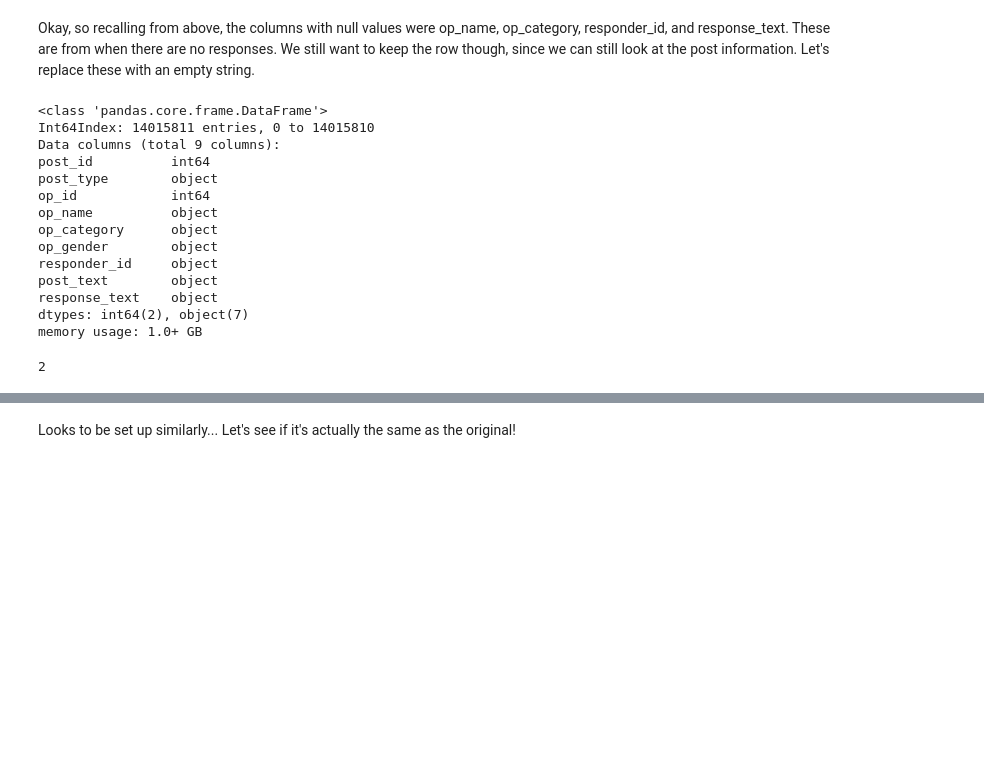
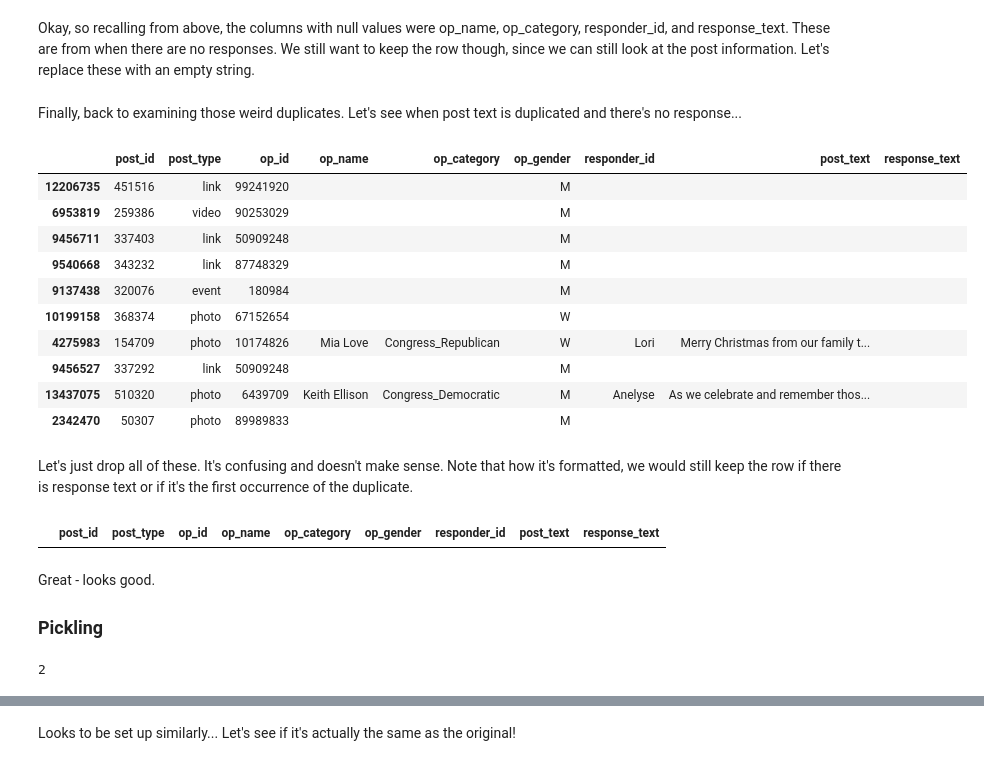
Before and after one commit to Data-Science-for-Linguists-2019/Gendered-Interaction-Online, a Jupyter notebook: exploratory_data_analysis/modifying_dataset.ipynb, the cells around one changed output, grey strips where cells are left out. Saved outputs shown, nothing was run; the diff lists cells and outputs as text; code cells hidden in the pictures; blank space fills up the shorter version.

```diff
--- a/exploratory_data_analysis/modifying_dataset.ipynb
+++ b/exploratory_data_analysis/modifying_dataset.ipynb
@@ -225,38 +259,22 @@ fb_congress_df.head()
 Okay, so recalling from above, the columns with null values were op_name, op_category, responder_id, and response_text. These are from when there are no responses. We still want to keep the row though, since we can still look at the post information. Let's replace these with an empty string.
 # %%
 fb_congress_df.fillna('', inplace=True)
-# %%
-fb_congress_df.info()
-# %% [output]
-<class 'pandas.core.frame.DataFrame'>
-Int64Index: 14015811 entries, 0 to 14015810
-Data columns (total 9 columns):
-post_id          int64
-post_type        object
-op_id            int64
-op_name          object
-op_category      object
-op_gender        object
-responder_id     object
-post_text        object
-response_text    object
-dtypes: int64(2), object(7)
-memory usage: 1.0+ GB
-# %%
-# try to pickle
-# fb_posts_and_responses.to_pickle('fb_congress_df.pkl')
-# doesn't work, file is too big
-
-# # try with compression
-# fb_posts_and_responses.to_pickle("fb_congress_df.pkl.gzde", compression="gzip")
-# extremely slow, isn't doing anything
-
-# try something called hdf
-# fb_congress_df.to_hdf("fb_congress_df.h5", key="congress")
-# still get an error for being too big
-
-# try splitting it first...
-fb_congress_df_list = np.array_split(fb_congress_df, 2)
-len(fb_congress_df_list)
-# %% [output]
-2
+# %% [markdown]
+Finally, back to examining those weird duplicates. Let's see when post text is duplicated and there's no response...
+# %%
+duplicates = fb_congress_df[(fb_congress_df.duplicated(subset='post_text')) & (fb_congress_df.response_text == '')]
+duplicates.sample(10)
+# %% [output]
+|  | post_id | post_type | op_id | op_name | op_category | op_gender | responder_id | post_text | response_text |
+| 12206735 | 451516 | link | 99241920 |  |  | M |  |  |  |
+| 6953819 | 259386 | video | 90253029 |  |  | M |  |  |  |
+| 9456711 | 337403 | link | 50909248 |  |  | M |  |  |  |
+| 9540668 | 343232 | link | 87748329 |  |  | M |  |  |  |
+| 9137438 | 320076 | event | 180984 |  |  | M |  |  |  |
+| 10199158 | 368374 | photo | 67152654 |  |  | W |  |  |  |
+| 4275983 | 154709 | photo | 10174826 | Mia Love | Congress_Republican | W | Lori | Merry Christmas from our family t... |  |
+| 9456527 | 337292 | link | 50909248 |  |  | M |  |  |  |
+| 13437075 | 510320 | photo | 6439709 | Keith Ellison | Congress_Democratic | M | Anelyse | As we celebrate and remember thos... |  |
+| 2342470 | 50307 | photo | 89989833 |  |  | M |  |  |  |
+# %% [markdown]
+Let's just drop all of these. It's confusing and doesn't make sense. Note that how it's formatted, we would still keep the row if there is response text or if it's the first occurrence of the duplicate.
@@ -263,3 +283,20 @@ len(fb_congress_df_list)
+# %%
+# make sure it worked
+fb_congress_df[(fb_congress_df.duplicated(subset='post_text')) & (fb_congress_df.response_text == '')]
+# %% [output]
+|  | post_id | post_type | op_id | op_name | op_category | op_gender | responder_id | post_text | response_text |
+# %% [markdown]
+Great - looks good.
+
+### Pickling
+# %%
+# try to pickle
+
+# the file seemed to be too large to just pickle it normally, so I'm splitting it into 2
+fb_congress_df_list = np.array_split(fb_congress_df, 2)
+len(fb_congress_df_list)
+# %% [output]
+2
 # %%
 # and pickling them separately
 fb_congress_df_list[0].to_pickle("fb_congress_df_part1.pkl")
```
Also changed, not shown: parts of 40 cells of this notebook.
